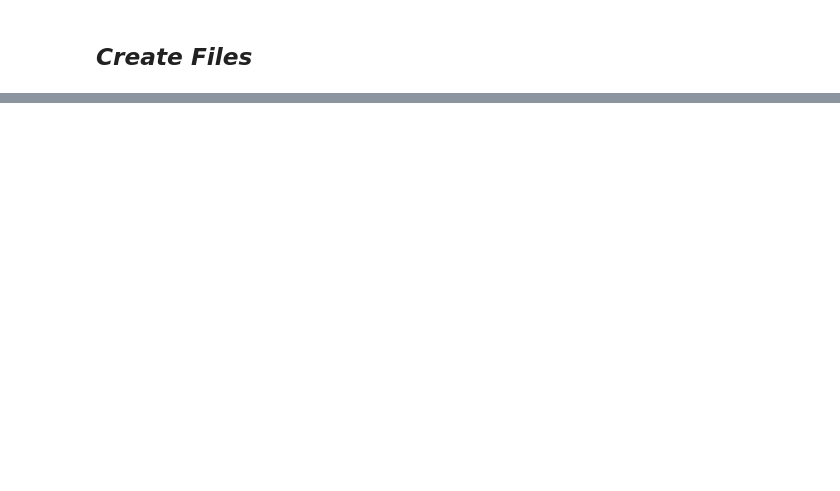
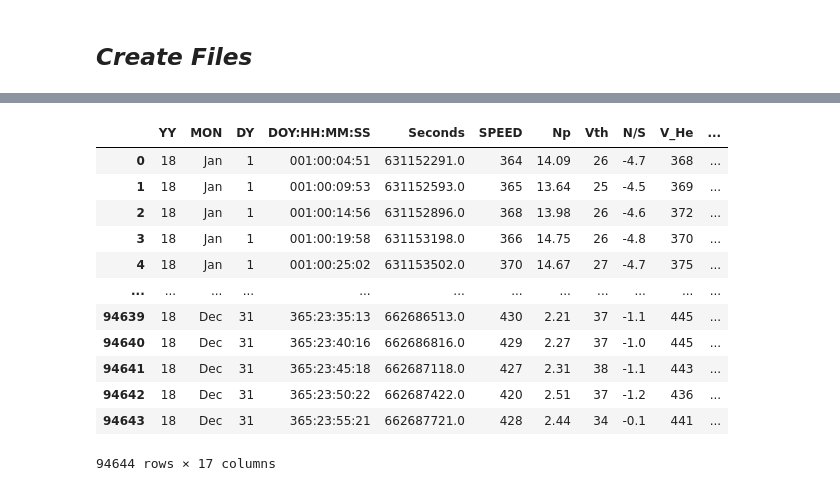
Before and after one commit to S4GC/Energy-and-linear-momentum-change-exerted-by-the-solar-wind-for-applications-in-electric-solar-sails, a Jupyter notebook: Codes/Past/Time_converter.ipynb, the cells around one changed output, grey strips where cells are left out. Saved outputs shown, nothing was run; the diff lists cells and outputs as text; code cells hidden in the pictures; blank space fills up the shorter version.

Commit message:
Parquet files
Parquet files

```diff
--- a/Codes/Past/Time_converter.ipynb
+++ b/Codes/Past/Time_converter.ipynb
@@ -189,2 +193,19 @@ for year in years:
   #h = pd.read_csv("2023.csv")
   #h.drop(columns = ["Unnamed: 0"])
+# %%
+Calibrated = pd.read_parquet("Data/Processing_converter/2018.parquet")
+Calibrated
+# %% [output]
+|  | YY | MON | DY | DOY:HH:MM:SS | Seconds | SPEED | Np | Vth | N/S | V_He | ... |
+| 0 | 18 | Jan | 1 | 001:00:04:51 | 631152291.0 | 364 | 14.09 | 26 | -4.7 | 368 | ... |
+| 1 | 18 | Jan | 1 | 001:00:09:53 | 631152593.0 | 365 | 13.64 | 25 | -4.5 | 369 | ... |
+| 2 | 18 | Jan | 1 | 001:00:14:56 | 631152896.0 | 368 | 13.98 | 26 | -4.6 | 372 | ... |
+| 3 | 18 | Jan | 1 | 001:00:19:58 | 631153198.0 | 366 | 14.75 | 26 | -4.8 | 370 | ... |
+| 4 | 18 | Jan | 1 | 001:00:25:02 | 631153502.0 | 370 | 14.67 | 27 | -4.7 | 375 | ... |
+| ... | ... | ... | ... | ... | ... | ... | ... | ... | ... | ... | ... |
+| 94639 | 18 | Dec | 31 | 365:23:35:13 | 662686513.0 | 430 | 2.21 | 37 | -1.1 | 445 | ... |
+| 94640 | 18 | Dec | 31 | 365:23:40:16 | 662686816.0 | 429 | 2.27 | 37 | -1.0 | 445 | ... |
+| 94641 | 18 | Dec | 31 | 365:23:45:18 | 662687118.0 | 427 | 2.31 | 38 | -1.1 | 443 | ... |
+| 94642 | 18 | Dec | 31 | 365:23:50:22 | 662687422.0 | 420 | 2.51 | 37 | -1.2 | 436 | ... |
+| 94643 | 18 | Dec | 31 | 365:23:55:21 | 662687721.0 | 428 | 2.44 | 34 | -0.1 | 441 | ... |
+94644 rows × 17 columns
```
Also changed, not shown: parts of 3 cells of this notebook, 12 other files.
